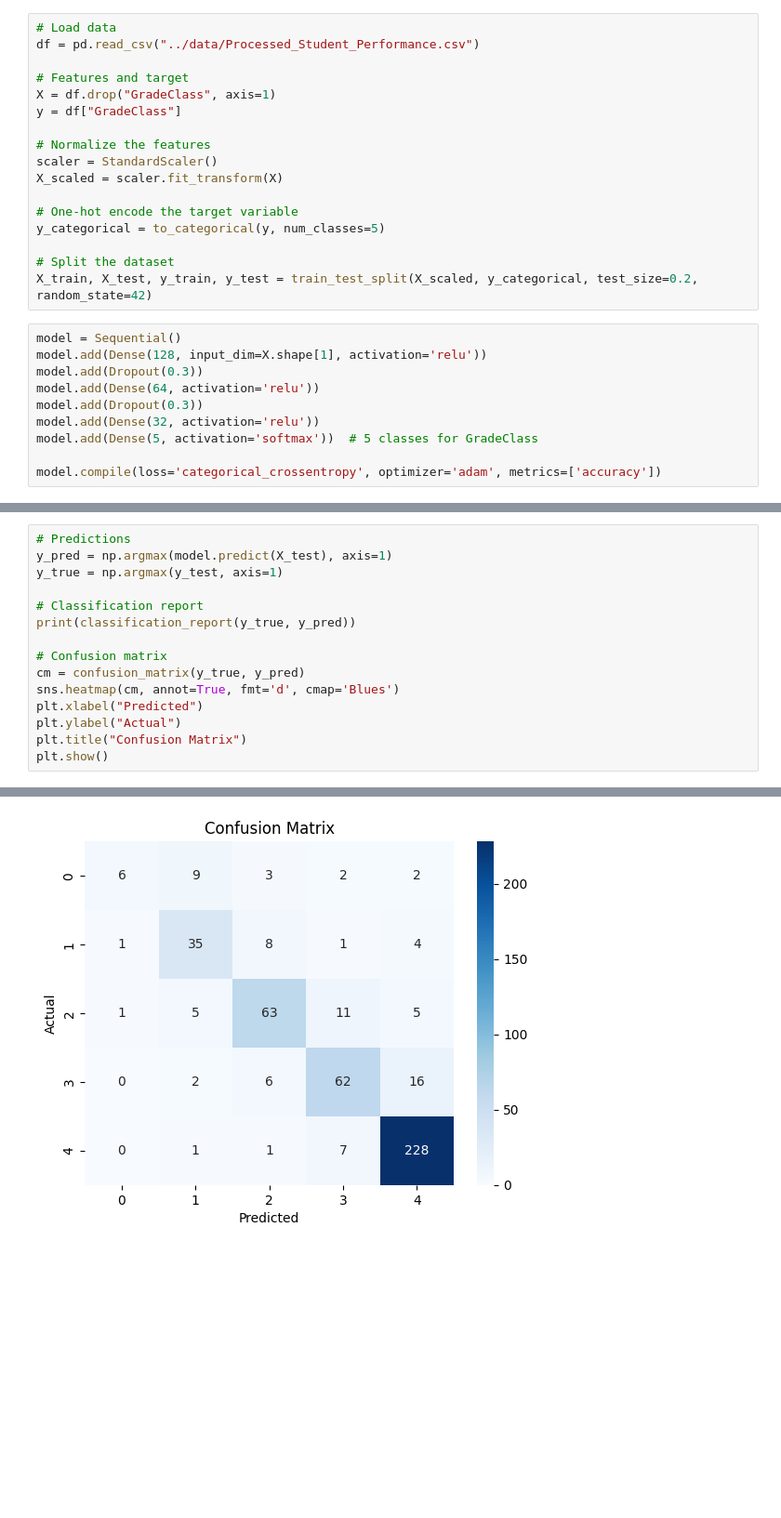
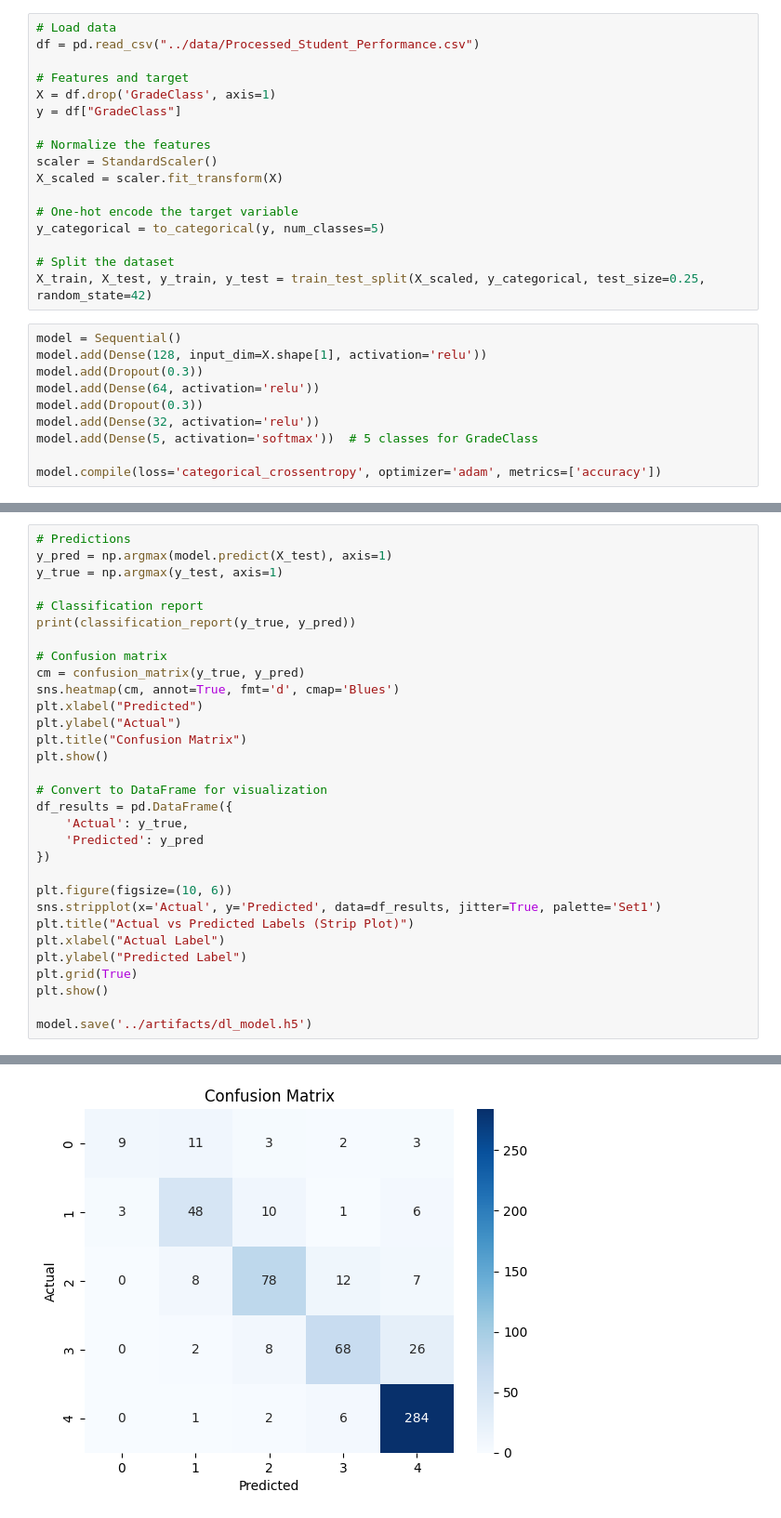
Before and after one commit to CL-Frank/MLG382_GuidedProject, a Jupyter notebook: notebooks/DeepLearning.ipynb, the cells around one changed output, grey strips where cells are left out. Shown: that part at 93% size. Saved outputs shown, nothing was run; the diff lists cells and outputs as text; blank space fills up the shorter version.

```diff
--- a/notebooks/DeepLearning.ipynb
+++ b/notebooks/DeepLearning.ipynb
@@ -15,7 +18,7 @@ from tensorflow.keras.utils import to_categorical
 df = pd.read_csv("../data/Processed_Student_Performance.csv")
 
 # Features and target
-X = df.drop("GradeClass", axis=1)
+X = df.drop('GradeClass', axis=1)
 y = df["GradeClass"]
 
 # Normalize the features
@@ -26,7 +29,7 @@ X_scaled = scaler.fit_transform(X)
 y_categorical = to_categorical(y, num_classes=5)
 
 # Split the dataset
-X_train, X_test, y_train, y_test = train_test_split(X_scaled, y_categorical, test_size=0.2, random_state=42)
+X_train, X_test, y_train, y_test = train_test_split(X_scaled, y_categorical, test_size=0.25, random_state=42)
 # %%
 model = Sequential()
 model.add(Dense(128, input_dim=X.shape[1], activation='relu'))
@@ -100,4 +103,20 @@ plt.xlabel("Predicted")
 plt.ylabel("Actual")
 plt.title("Confusion Matrix")
 plt.show()
+
+# Convert to DataFrame for visualization
+df_results = pd.DataFrame({
+    'Actual': y_true,
+    'Predicted': y_pred
+})
+
+plt.figure(figsize=(10, 6))
+sns.stripplot(x='Actual', y='Predicted', data=df_results, jitter=True, palette='Set1')
+plt.title("Actual vs Predicted Labels (Strip Plot)")
+plt.xlabel("Actual Label")
+plt.ylabel("Predicted Label")
+plt.grid(True)
+plt.show()
+
+model.save('../artifacts/dl_model.h5')
 # %% [output]
@@ -116 +135 @@ weighted avg       0.82      0.82      0.81       479
-[figure, old version]
+[figure, new version]
```
Also changed, not shown: parts of 4 cells of this notebook, 19 other files.
